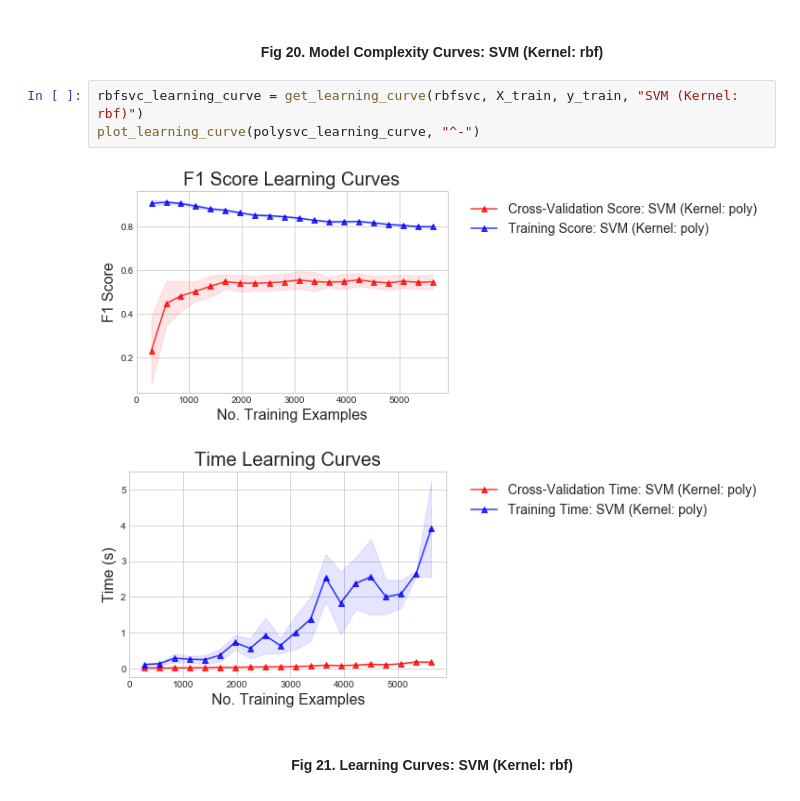
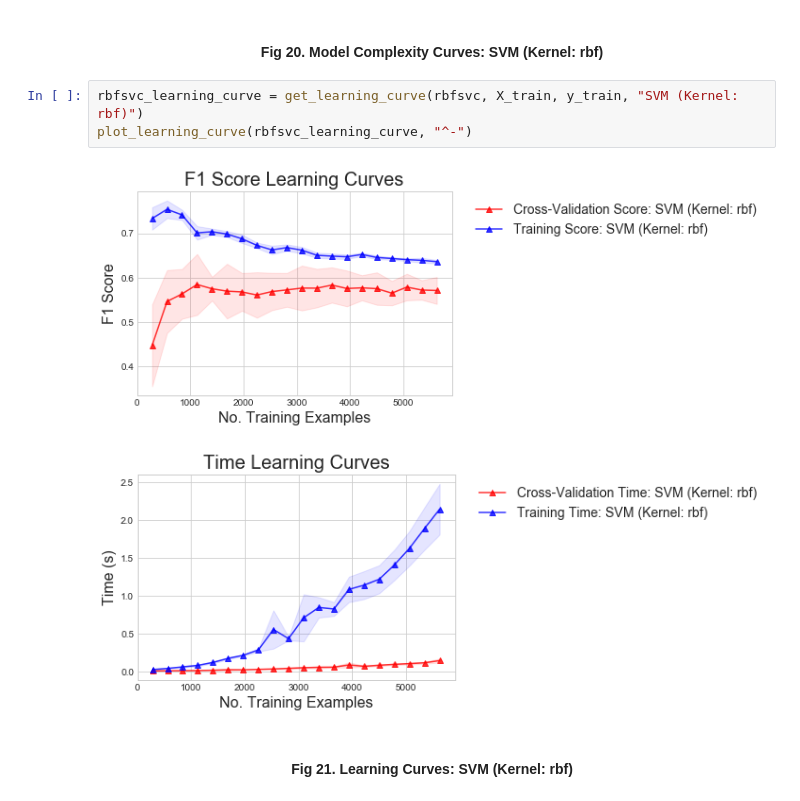
Before and after one commit to prash200/omscs7641, a Jupyter notebook: assignment1/main.ipynb, the cells around one changed output. Drawn from its saved outputs; the diff is of its cells as text.

```diff
--- a/assignment1/main.ipynb
+++ b/assignment1/main.ipynb
@@ -482,10 +482,10 @@ plot_model_complexity(rbfsvc_complexity, "^-")
 #### <center>Fig 20. Model Complexity Curves: SVM (Kernel: rbf)</center>
 # %%
 rbfsvc_learning_curve = get_learning_curve(rbfsvc, X_train, y_train, "SVM (Kernel: rbf)")
-plot_learning_curve(polysvc_learning_curve, "^-")
+plot_learning_curve(rbfsvc_learning_curve, "^-")
 # %% [output]
-[figure, old version]
+[figure, new version]
-[figure, old version]
+[figure, new version]
 # %% [markdown]
 #### <center>Fig 21. Learning Curves: SVM (Kernel: rbf)</center>
 # %%
```
Also changed, not shown: parts of 21 cells of this notebook, 3 other files.
